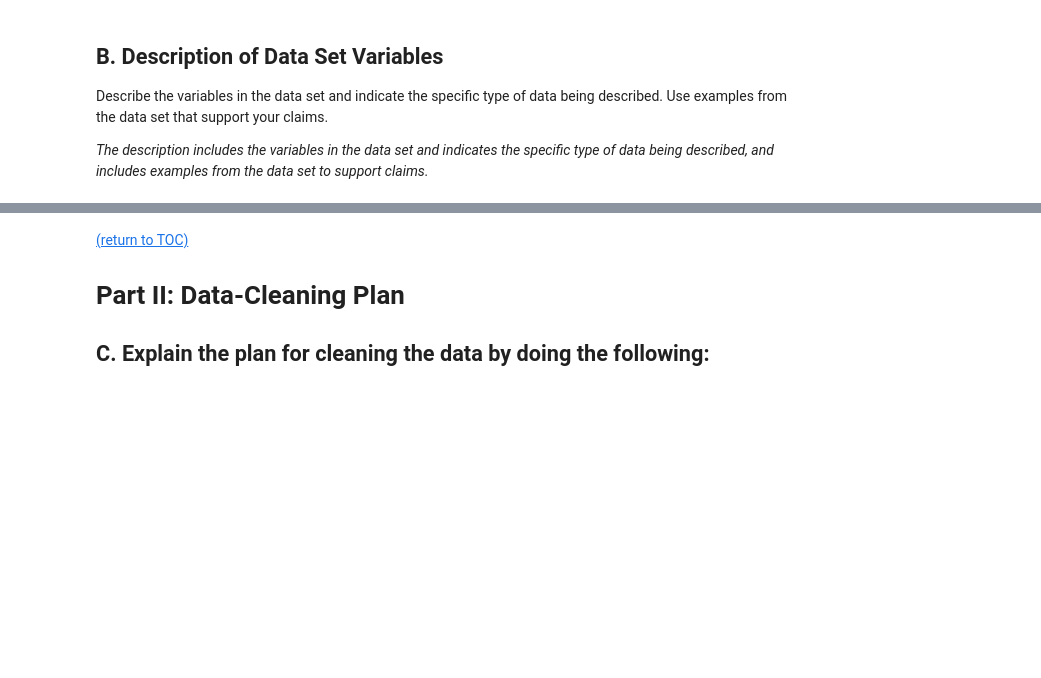
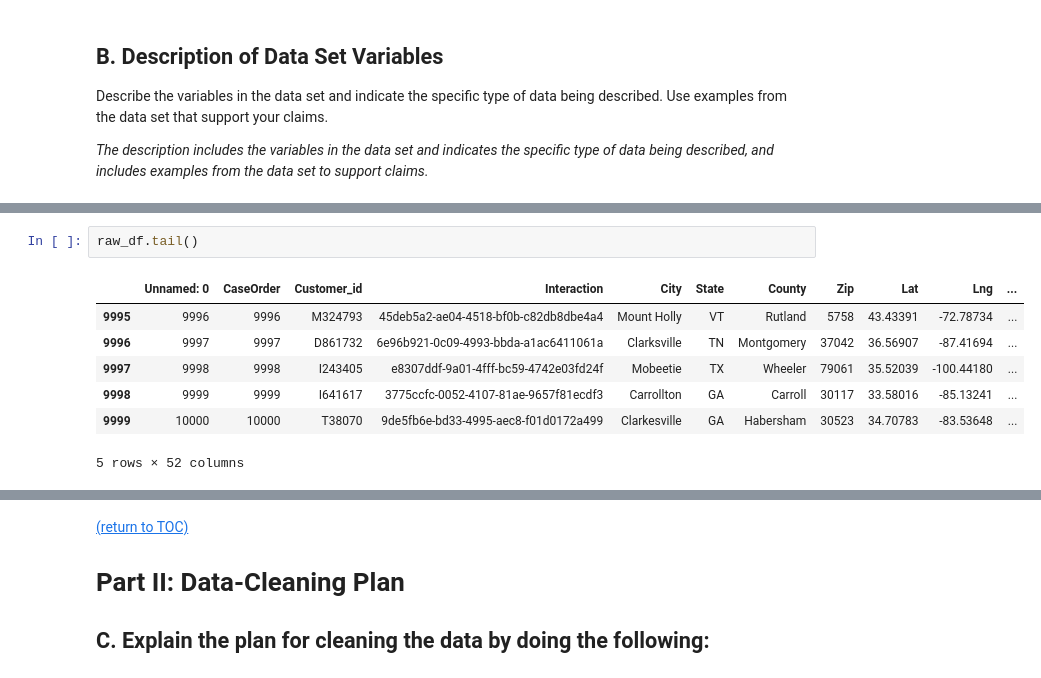
Before and after one commit to jae-green/D206, a Jupyter notebook: D206-Final.ipynb, the cells around one changed output, grey strips where cells are left out. Saved outputs shown, nothing was run; the diff lists cells and outputs as text; blank space fills up the shorter version.

```diff
--- a/D206-Final.ipynb
+++ b/D206-Final.ipynb
@@ -79,0 +152,10 @@ Describe the variables in the data set and indicate the specific type of data be
+# %%
+raw_df.tail()
+# %% [output]
+|  | Unnamed: 0 | CaseOrder | Customer_id | Interaction | City | State | County | Zip | Lat | Lng | ... |
+| 9995 | 9996 | 9996 | M324793 | 45deb5a2-ae04-4518-bf0b-c82db8dbe4a4 | Mount Holly | VT | Rutland | 5758 | 43.43391 | -72.78734 | ... |
+| 9996 | 9997 | 9997 | D861732 | 6e96b921-0c09-4993-bbda-a1ac6411061a | Clarksville | TN | Montgomery | 37042 | 36.56907 | -87.41694 | ... |
+| 9997 | 9998 | 9998 | I243405 | e8307ddf-9a01-4fff-bc59-4742e03fd24f | Mobeetie | TX | Wheeler | 79061 | 35.52039 | -100.44180 | ... |
+| 9998 | 9999 | 9999 | I641617 | 3775ccfc-0052-4107-81ae-9657f81ecdf3 | Carrollton | GA | Carroll | 30117 | 33.58016 | -85.13241 | ... |
+| 9999 | 10000 | 10000 | T38070 | 9de5fb6e-bd33-4995-aec8-f01d0172a499 | Clarkesville | GA | Habersham | 30523 | 34.70783 | -83.53648 | ... |
+5 rows × 52 columns
```
Also changed, not shown: parts of 24 cells of this notebook, 6 other files.
